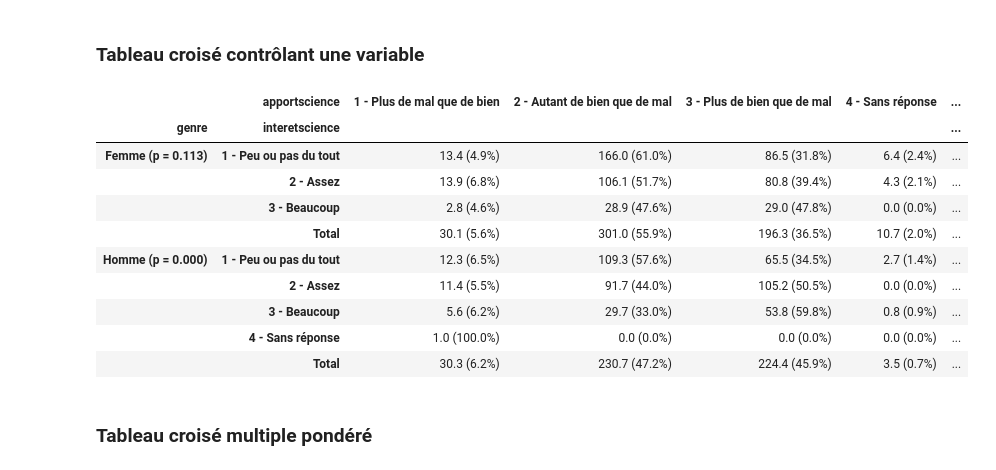
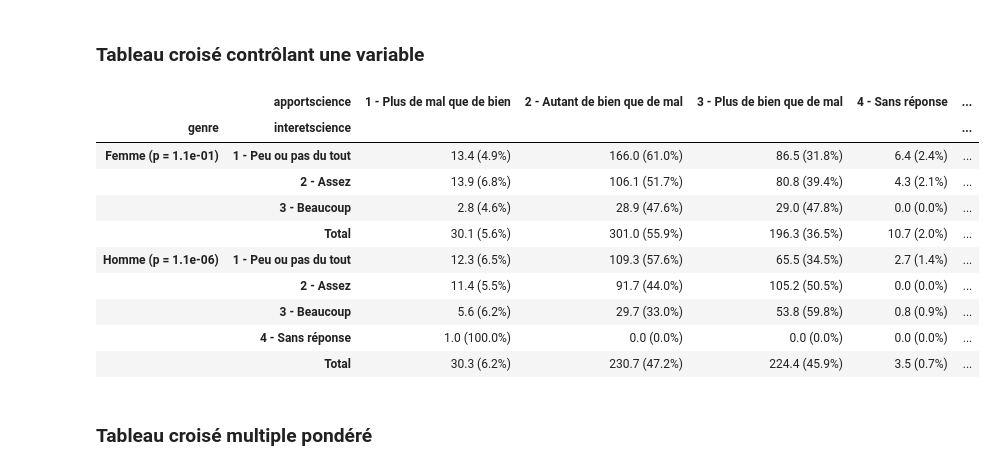
Before and after one commit to emilienschultz/pyshs-bib, a Jupyter notebook: docs/Exemple PySHS.ipynb, the cells around one changed output. Saved outputs shown, nothing was run; the diff lists cells and outputs as text; code cells hidden in the pictures.

```diff
--- a/docs/Exemple PySHS.ipynb
+++ b/docs/Exemple PySHS.ipynb
@@ -96,15 +93,15 @@ pyshs.tableau_croise(data,"genre","interetscience","poids1", arrondir=1)
 # %% [markdown]
 ### Tableau croisé contrôlant une variable
 # %%
-pyshs.tableau_croise_controle(data,"genre","interetscience","apportscience","poids1",chi2=True, arrondir=1)
+pyshs.tableau_croise_controle(data,"genre","interetscience","apportscience","poids1",chi2=True, arrondir=1, proba_simplifiee=False)
 # %% [output]
 |  | apportscience | 1 - Plus de mal que de bien | 2 - Autant de bien que de mal | 3 - Plus de bien que de mal | 4 - Sans réponse | ... |
 | genre | interetscience |  |  |  |  | ... |
-| Femme (p = 0.113) | 1 - Peu ou pas du tout | 13.4 (4.9%) | 166.0 (61.0%) | 86.5 (31.8%) | 6.4 (2.4%) | ... |
+| Femme (p = 1.1e-01) | 1 - Peu ou pas du tout | 13.4 (4.9%) | 166.0 (61.0%) | 86.5 (31.8%) | 6.4 (2.4%) | ... |
 |  | 2 - Assez | 13.9 (6.8%) | 106.1 (51.7%) | 80.8 (39.4%) | 4.3 (2.1%) | ... |
 |  | 3 - Beaucoup | 2.8 (4.6%) | 28.9 (47.6%) | 29.0 (47.8%) | 0.0 (0.0%) | ... |
 |  | Total | 30.1 (5.6%) | 301.0 (55.9%) | 196.3 (36.5%) | 10.7 (2.0%) | ... |
-| Homme (p = 0.000) | 1 - Peu ou pas du tout | 12.3 (6.5%) | 109.3 (57.6%) | 65.5 (34.5%) | 2.7 (1.4%) | ... |
+| Homme (p = 1.1e-06) | 1 - Peu ou pas du tout | 12.3 (6.5%) | 109.3 (57.6%) | 65.5 (34.5%) | 2.7 (1.4%) | ... |
 |  | 2 - Assez | 11.4 (5.5%) | 91.7 (44.0%) | 105.2 (50.5%) | 0.0 (0.0%) | ... |
 |  | 3 - Beaucoup | 5.6 (6.2%) | 29.7 (33.0%) | 53.8 (59.8%) | 0.8 (0.9%) | ... |
 |  | 4 - Sans réponse | 1.0 (100.0%) | 0.0 (0.0%) | 0.0 (0.0%) | 0.0 (0.0%) | ... |
```
Also changed, not shown: parts of 5 cells of this notebook, 4 other files.
